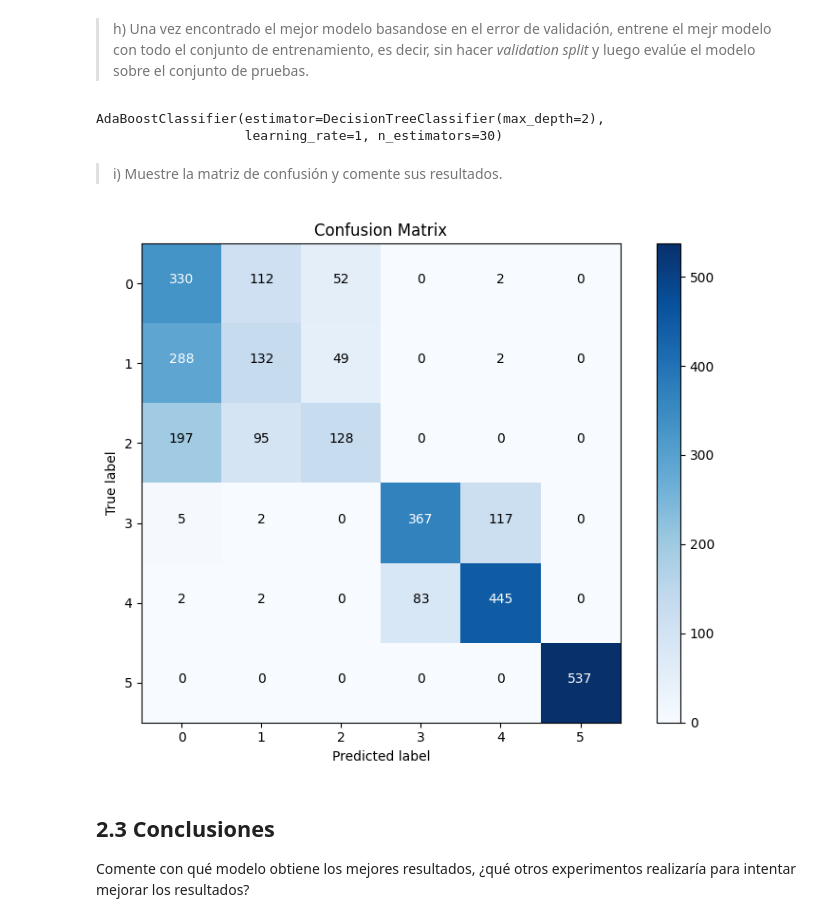
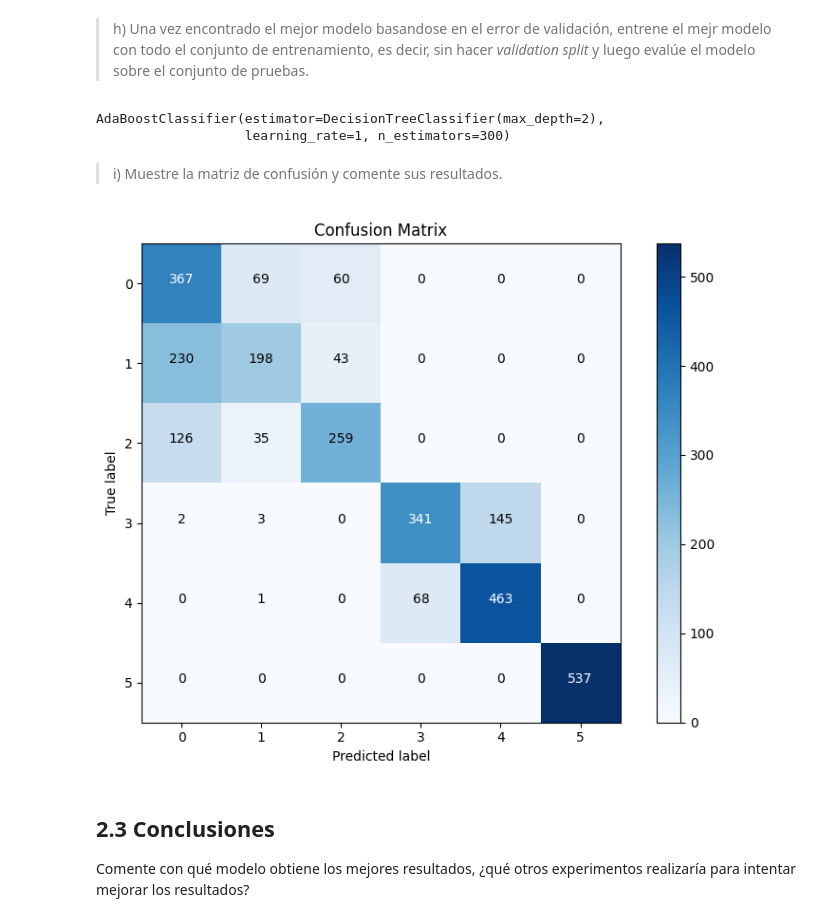
Before and after one commit to MiVergar/Tarea-2-INF-398-Wonderhoy, a Jupyter notebook: Tarea_2_INF_398.ipynb, the cells around one changed output. Cells and saved outputs as stored; diff of their text form; code cells hidden in the pictures.

```diff
--- a/Tarea_2_INF_398.ipynb
+++ b/Tarea_2_INF_398.ipynb
@@ -1095,46 +1095,46 @@ Text(0, 0.5, 'Validation error')
 # %%
 ada_best = AdaBoostClassifier(
     DecisionTreeClassifier(max_depth=2),
-    n_estimators=30,
+    n_estimators=300,
     learning_rate=1)
 
 ada_best.fit(x_train, y_train)
 # %% [output]
 AdaBoostClassifier(estimator=DecisionTreeClassifier(max_depth=2),
-                   learning_rate=1, n_estimators=30)
+                   learning_rate=1, n_estimators=300)
 # %% [markdown]
 > i) Muestre la matriz de confusión y comente sus resultados.
 # %%
-y_pred = ada_300.predict(x_test)
+y_pred = ada_best.predict(x_test)
 cat = np.array([1,2,3,4,5,6])
 
 cm = confusion_matrix(y_test, y_pred)
 
 num_classes = 6
 
 plt.figure(figsize=(8, 6))
 plt.imshow(cm, interpolation='nearest', cmap=plt.cm.Blues)
 plt.title('Confusion Matrix')
 plt.colorbar()
 
 
 #tick_marks = np.arange(num_classes)
 #plt.xticks(tick_marks, LABELS, rotation=75)
 #plt.yticks(tick_marks, LABELS)
 
 thresh = cm.max() / 2.0
 for i in range(num_classes):
     for j in range(num_classes):
         plt.text(j, i, format(cm[i, j], 'd'),
                  horizontalalignment="center",
                  color="white" if cm[i, j] > thresh else "black")
 
 plt.ylabel('True label')
 plt.xlabel('Predicted label')
 plt.tight_layout()
 plt.show()
 # %% [output]
-[figure, old version]
+[figure, new version]
 # %% [markdown]
 ## 2.3 Conclusiones
 
```
Also changed, not shown: parts of 1 cell of this notebook.
